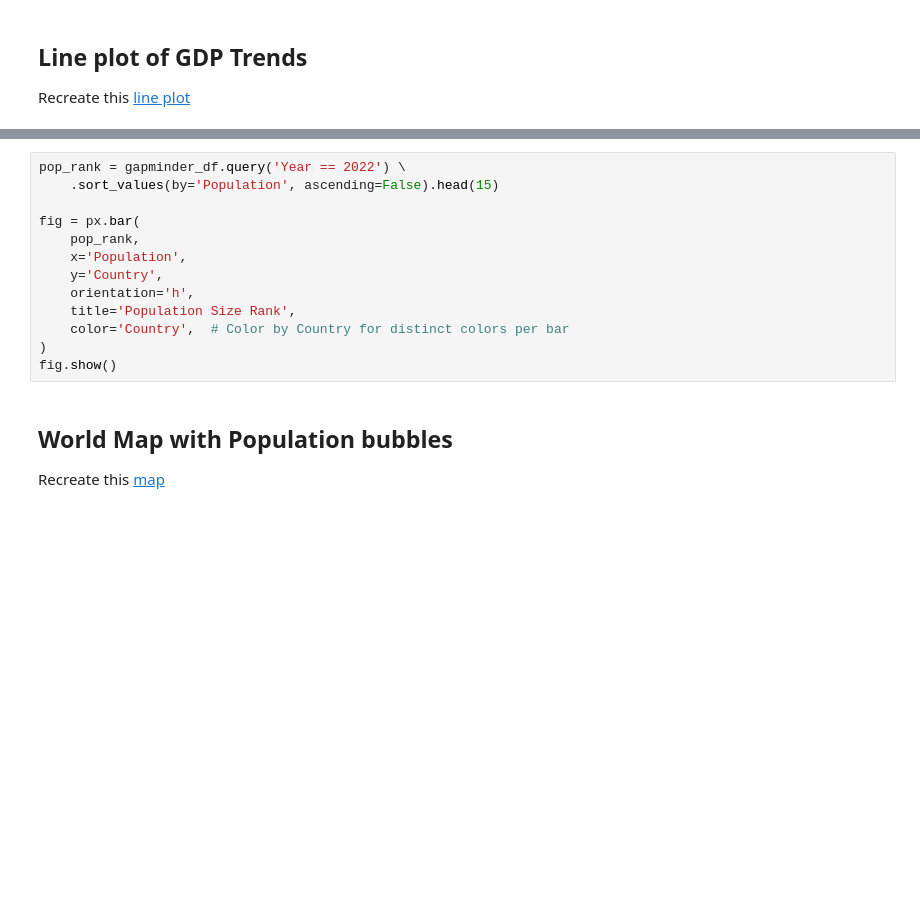
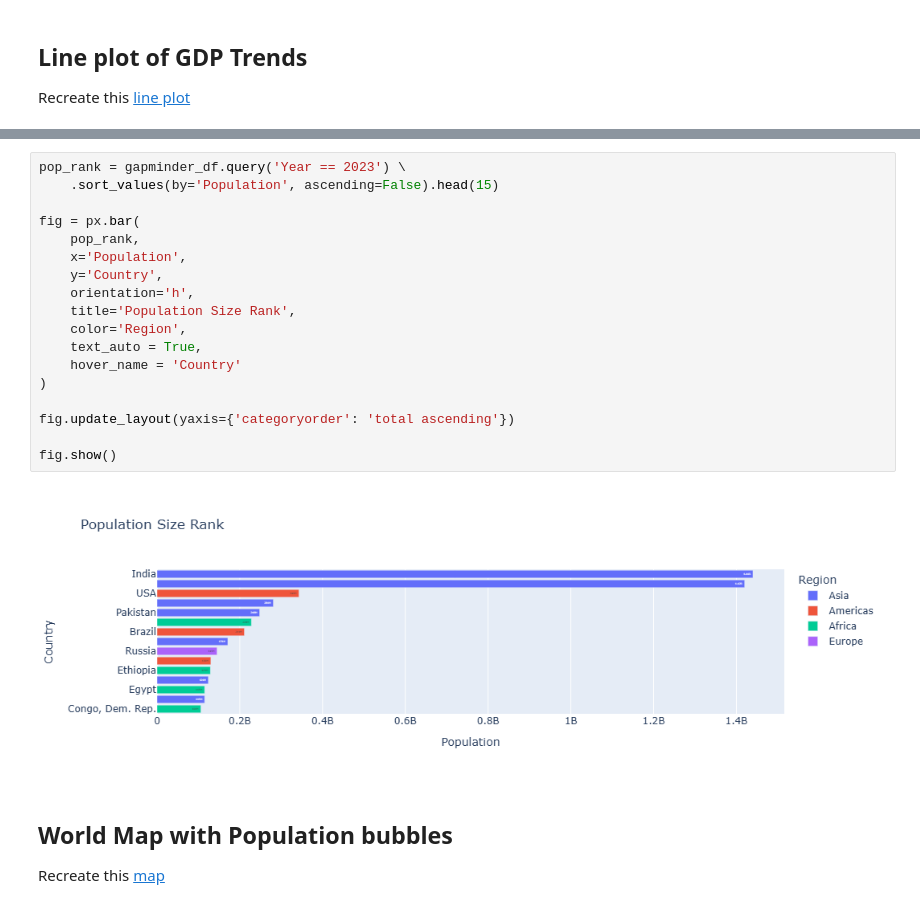
Before and after one commit to damouras/damouras.github.io, a Jupyter notebook: files/solutions.ipynb, the cells around one changed output, grey strips where cells are left out. Drawn from its saved outputs; the diff is of its cells as text; blank space fills up the shorter version.

```diff
--- a/files/solutions.ipynb
+++ b/files/solutions.ipynb
@@ -90,18 +97,25 @@ fig.show()
 
 Recreate this [bar chart](https://www.gapminder.org/tools/#$chart-type=barrank&url=v2)
 # %%
-pop_rank = gapminder_df.query('Year == 2022') \
+pop_rank = gapminder_df.query('Year == 2023') \
     .sort_values(by='Population', ascending=False).head(15)
 
 fig = px.bar(
     pop_rank,
     x='Population',
     y='Country',
     orientation='h',
     title='Population Size Rank',
-    color='Country',  # Color by Country for distinct colors per bar
+    color='Region',
+    text_auto = True,
+    hover_name = 'Country'
 )
+
+fig.update_layout(yaxis={'categoryorder': 'total ascending'})
+
 fig.show()
+# %% [output]
+[figure, added]
 # %% [markdown]
 ## World Map with Population bubbles
 
```
Also changed, not shown: parts of 7 cells of this notebook, 3 other files.
